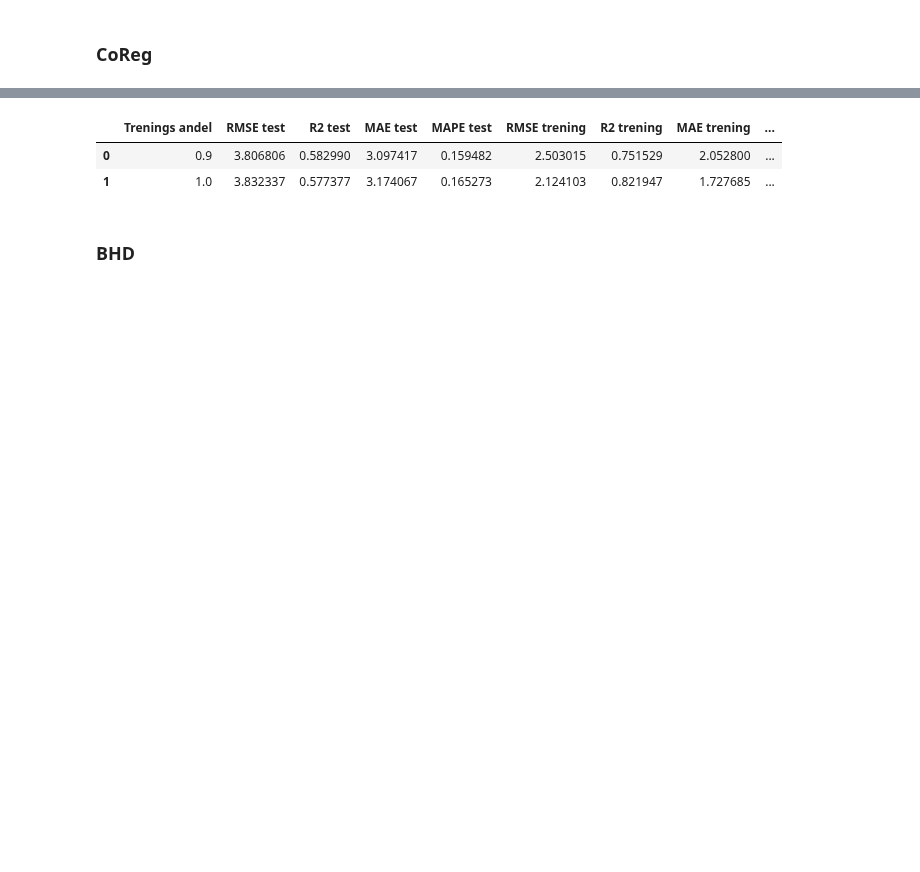
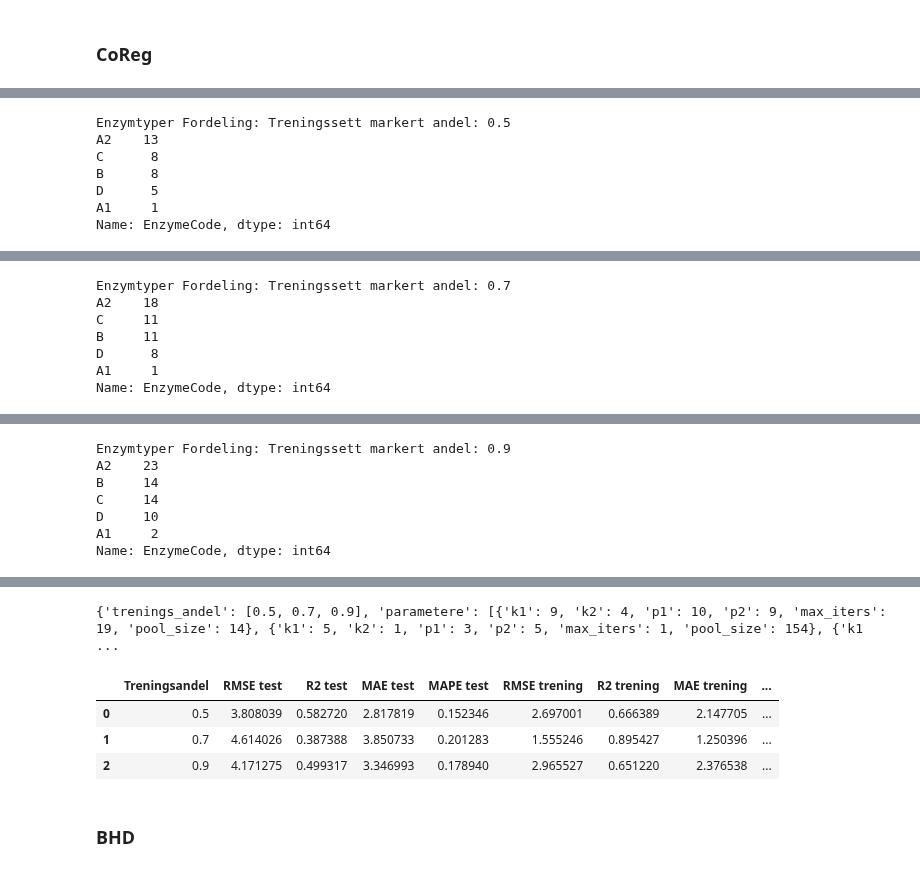
Before and after one commit to PreyPython123/Master-V24-Semiveiledet-Regresjon, a Jupyter notebook: Bioco_Collagen_Semiveiledet_Regresjonsmetoder.ipynb, the cells around one changed output, grey strips where cells are left out. Saved outputs shown, nothing was run; the diff lists cells and outputs as text; code cells hidden in the pictures; blank space fills up the shorter version.

```diff
--- a/Bioco_Collagen_Semiveiledet_Regresjonsmetoder.ipynb
+++ b/Bioco_Collagen_Semiveiledet_Regresjonsmetoder.ipynb
@@ -978,6 +315,6 @@ def trening_bhd_dag(treningssett_markert,
 # %%
 # Kolonner til dataframe for lagring av resultater fra opmtimalisering
-resultater_kolonner = ["Trenings andel",
+resultater_kolonner = ["Treningsandel",
                        "RMSE test",
                        "R2 test",
                        "MAE test",
@@ -985,8 +322,7 @@ resultater_kolonner = ["Trenings andel",
                        "RMSE trening",
                        "R2 trening",
                        "MAE trening",
-                       "MAPE trening",
-                       "Beste parametere"]
+                       "MAPE trening"]
 # %% [markdown]
 # NIR målinger inkludert
 # %% [markdown]
@@ -1169,23 +561,33 @@ for trenings_andel in treningsandeler:
     treningssett_umarkert = trening_umarkert
     treningssett = trening
 
+  print("Enzymtyper Fordeling: Treningssett markert andel:", trenings_andel)
+  print(enzymtyper_treningssett_markert.value_counts())
+
 
   # Modelloptimalisering
-  coreg_resultater = trening_coreg_enzym(treningssett_markert,
-                                         enzymtyper_treningssett_markert,
-                                         treningssett_umarkert,
-                                         treningssett,
-                                         X_test,
-                                         y_test,
-                                         splitt=splitt,
-                                         gjentagelser=gjentagelser,
-                                         n_runder=n_runder,
-                                         trenings_andel=trenings_andel)
+  coreg_resultater, parametere = trening_coreg_enzym(treningssett_markert,
+                                                   enzymtyper_treningssett_markert,
+                                                   treningssett_umarkert,
+                                                   treningssett,
+                                                   X_test,
+                                                   y_test,
+                                                   splitt=splitt,
+                                                   gjentagelser=gjentagelser,
+                                                   n_runder=n_runder,
+                                                   trenings_andel=trenings_andel,
+                                                   random_seed=random_seed)
 
 
   # Legger resulater til i datasett
   coreg_resultater_enzym.loc[len(coreg_resultater_enzym)] = coreg_resultater
 
+  coreg_beste_parametere['trenings_andel'].append(trenings_andel)
+  coreg_beste_parametere['parametere'].append(parametere)
+
+# Beste parametere
+print(coreg_beste_parametere)
+
 # Data med resultater fra treningsandeler
 coreg_resultater_enzym
 # %% [output]
@@ -1208,0 +595,7 @@ coreg_resultater_enzym
+Enzymtyper Fordeling: Treningssett markert andel: 0.5
+A2    13
+C      8
+B      8
+D      5
+A1     1
+Name: EnzymeCode, dtype: int64
@@ -1208,0 +604,7 @@ coreg_resultater_enzym
+Enzymtyper Fordeling: Treningssett markert andel: 0.7
+A2    18
+C     11
+B     11
+D      8
+A1     1
+Name: EnzymeCode, dtype: int64
@@ -1208,0 +613,7 @@ coreg_resultater_enzym
+Enzymtyper Fordeling: Treningssett markert andel: 0.9
+A2    23
+B     14
+C     14
+D     10
+A1     2
+Name: EnzymeCode, dtype: int64
@@ -1209,6 +621,8 @@ coreg_resultater_enzym
+{'trenings_andel': [0.5, 0.7, 0.9], 'parametere': [{'k1': 9, 'k2': 4, 'p1': 10, 'p2': 9, 'max_iters': 19, 'pool_size': 14}, {'k1': 5, 'k2': 1, 'p1': 3, 'p2': 5, 'max_iters': 1, 'pool_size': 154}, {'k1 ...
-|  | Trenings andel | RMSE test | R2 test | MAE test | MAPE test | RMSE trening | R2 trening | MAE trening | ... |
-| 0 | 0.9 | 3.806806 | 0.582990 | 3.097417 | 0.159482 | 2.503015 | 0.751529 | 2.052800 | ... |
-| 1 | 1.0 | 3.832337 | 0.577377 | 3.174067 | 0.165273 | 2.124103 | 0.821947 | 1.727685 | ... |
+|  | Treningsandel | RMSE test | R2 test | MAE test | MAPE test | RMSE trening | R2 trening | MAE trening | ... |
+| 0 | 0.5 | 3.808039 | 0.582720 | 2.817819 | 0.152346 | 2.697001 | 0.666389 | 2.147705 | ... |
+| 1 | 0.7 | 4.614026 | 0.387388 | 3.850733 | 0.201283 | 1.555246 | 0.895427 | 1.250396 | ... |
+| 2 | 0.9 | 4.171275 | 0.499317 | 3.346993 | 0.178940 | 2.965527 | 0.651220 | 2.376538 | ... |
 # %% [markdown]
 ### BHD
 # %%
```
Also changed, not shown: parts of 52 cells of this notebook.
